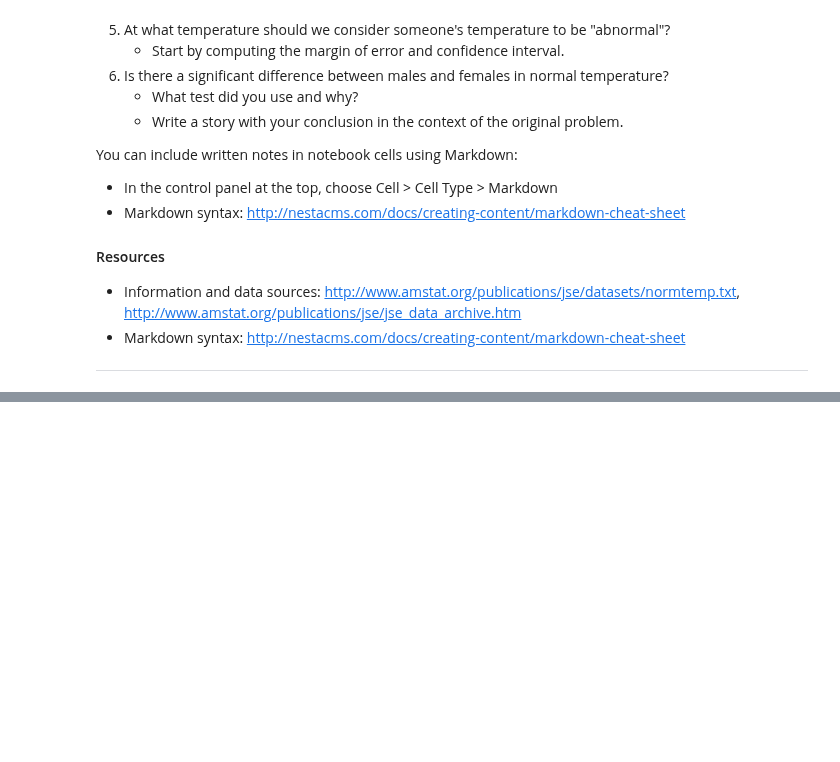
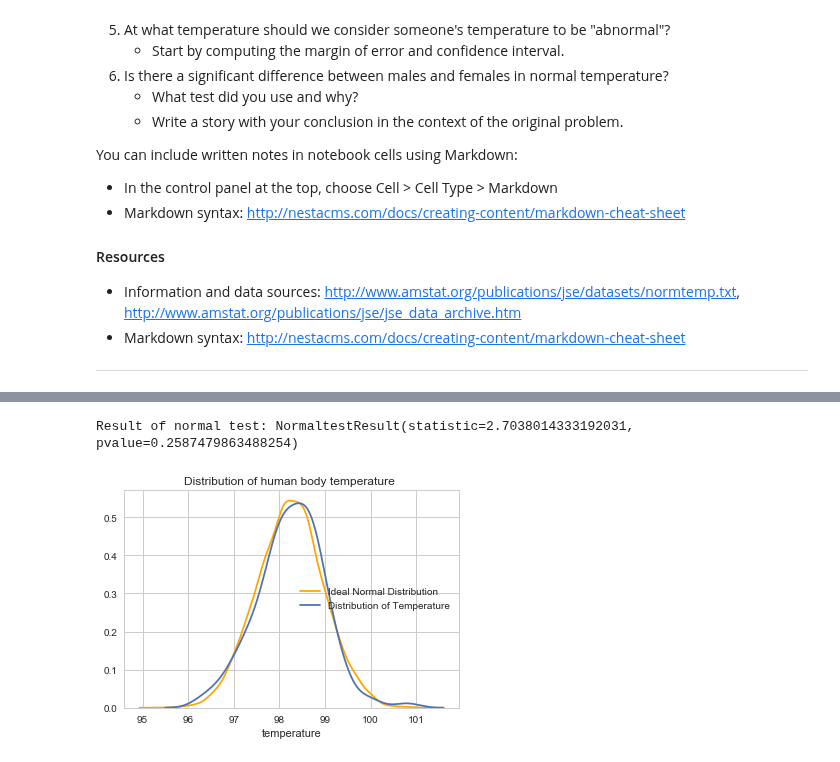
Before and after one commit to aparnack/data_science, a Jupyter notebook: exercises/human_temp/sliderule_dsi_inferential_statistics_exercise_1.ipynb, the cells around one changed output, grey strips where cells are left out. Saved outputs shown, nothing was run; the diff lists cells and outputs as text; code cells hidden in the pictures; blank space fills up the shorter version.

```diff
--- a/exercises/human_temp/sliderule_dsi_inferential_statistics_exercise_1.ipynb
+++ b/exercises/human_temp/sliderule_dsi_inferential_statistics_exercise_1.ipynb
@@ -455,0 +82,10 @@ Stated in another way, In 99% of the randomly taken samples with 65 each from ma
+# %%
+# Plot the distribution of temperature and compare with normal distribution of same mean and variancw
+ideal_normal = np.random.normal(df.temperature.mean(),df.temperature.std(),size=10000)
+sns.distplot(ideal_normal,hist=False,color='orange',label='Ideal Normal Distribution')
+sns.distplot(df.temperature,hist=False,label='Distribution of Temperature')
+plt.title('Distribution of human body temperature ')
+print("Result of normal test:",stats.normaltest(df.temperature))
+# %% [output]
+Result of normal test: NormaltestResult(statistic=2.7038014333192031, pvalue=0.2587479863488254)
+[figure, added]
```
Also changed, not shown: parts of 74 cells of this notebook.
